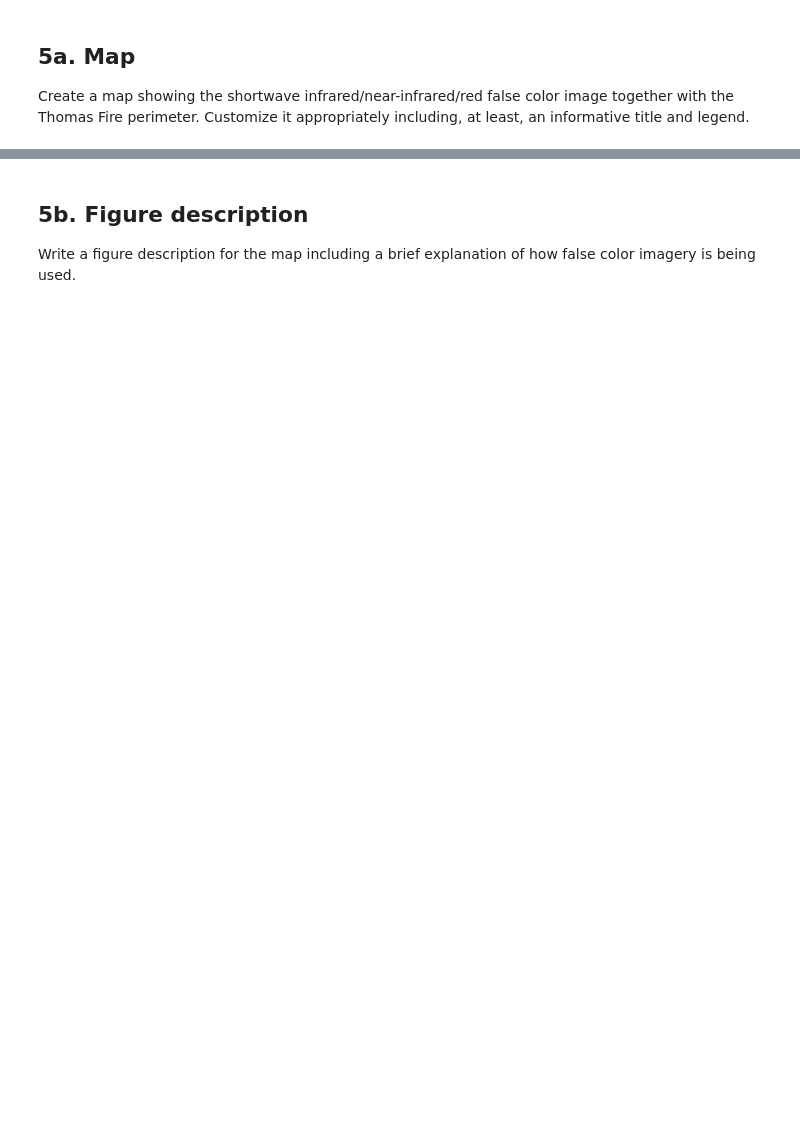
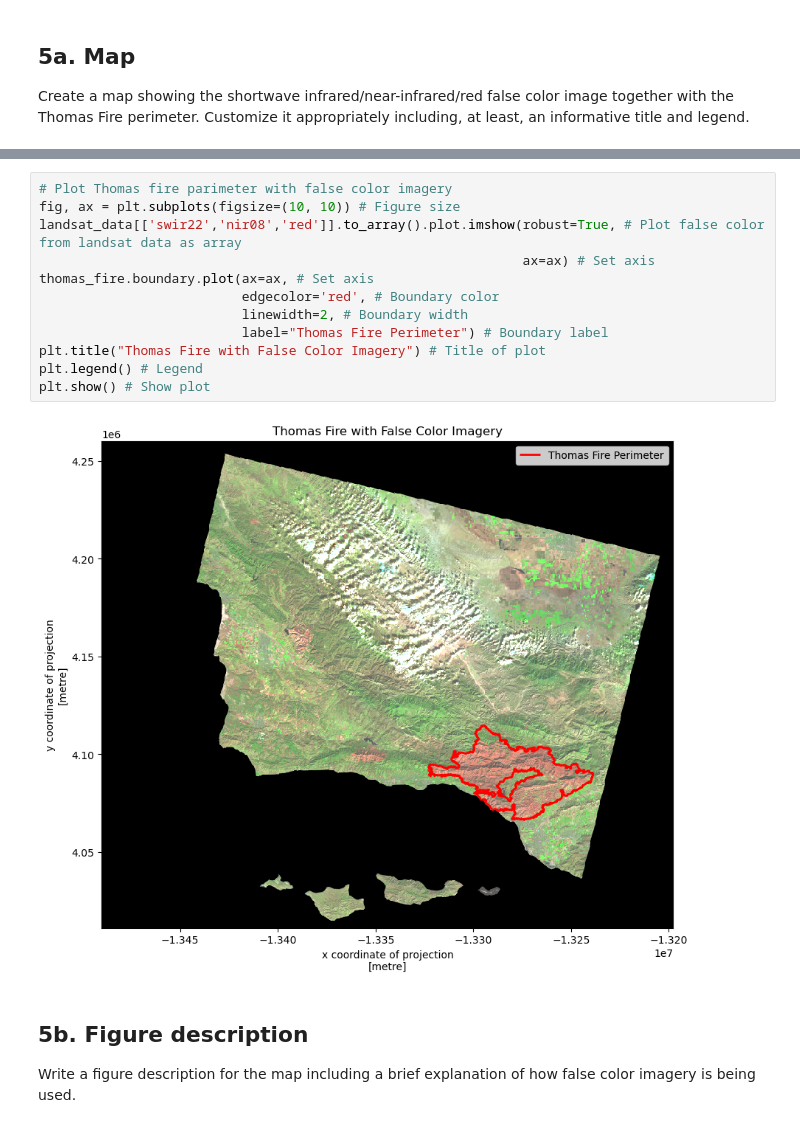
Before and after one commit to YoselynR/Thomas-Fire-Analysis-YR, a Jupyter notebook: hwk4-task2-false-color-Ramirez.ipynb, the cells around one changed output, grey strips where cells are left out. Saved outputs shown, nothing was run; the diff lists cells and outputs as text; blank space fills up the shorter version.

```diff
--- a/hwk4-task2-false-color-Ramirez.ipynb
+++ b/hwk4-task2-false-color-Ramirez.ipynb
@@ -63,3 +173,17 @@ Create a map showing the shortwave infrared/near-infrared/red false color image
+# %%
+# Plot Thomas fire parimeter with false color imagery
+fig, ax = plt.subplots(figsize=(10, 10)) # Figure size
+landsat_data[['swir22','nir08','red']].to_array().plot.imshow(robust=True, # Plot false color from landsat data as array
+                                                              ax=ax) # Set axis
+thomas_fire.boundary.plot(ax=ax, # Set axis
+                          edgecolor='red', # Boundary color
+                          linewidth=2, # Boundary width
+                          label="Thomas Fire Perimeter") # Boundary label
+plt.title("Thomas Fire with False Color Imagery") # Title of plot
+plt.legend() # Legend
+plt.show() # Show plot
+# %% [output]
+[figure, added]
 # %% [markdown]
 ## 5b. Figure description
 Write a figure description for the map including a brief explanation of how false color imagery is being used.
```
Also changed, not shown: parts of 13 cells of this notebook.
